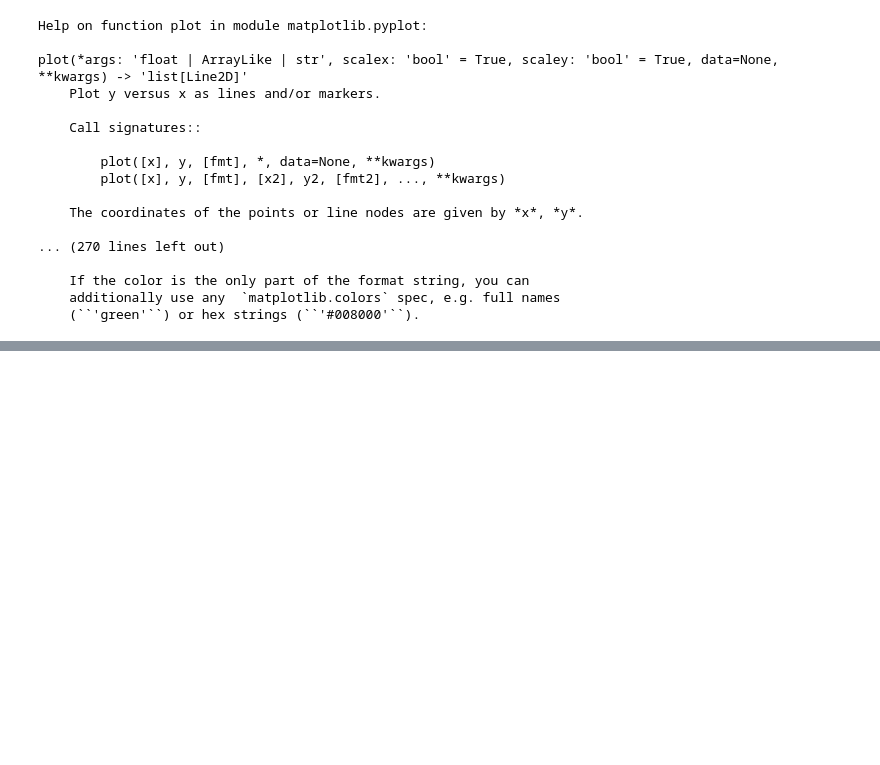
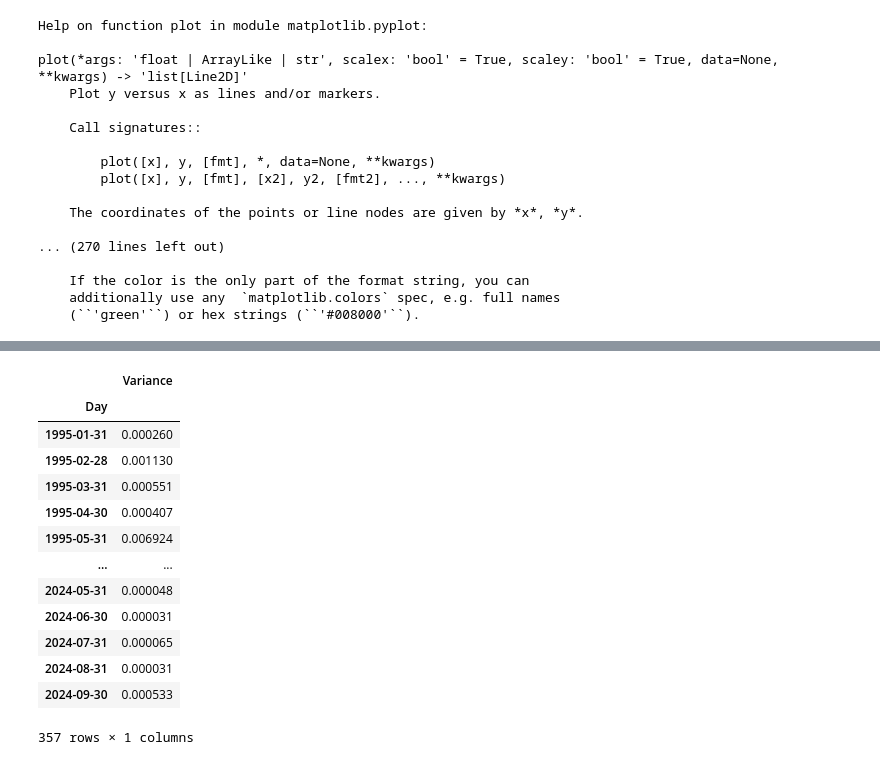
Before and after one commit to 1999Kiera1999/ZhaoQy-Python, a Jupyter notebook: 第三代码.ipynb, the cells around one changed output, grey strips where cells are left out. Cells and saved outputs as stored; diff of their text form; code cells hidden in the pictures; blank space fills up the shorter version.

```diff
--- a/第三代码.ipynb
+++ b/第三代码.ipynb
@@ -167,0 +308,19 @@ plot(*args: 'float | ArrayLike | str', scalex: 'bool' = True, scaley: 'bool' = T
+# %%
+Month_variance=data_new.resample('ME')['Return'].var().to_frame()#var（）：方差
+Month_variance.rename(columns={'Return':'Variance'},inplace=True)#重命名
+Month_variance
+# %% [output]
+|  | Variance |
+| Day |  |
+| 1995-01-31 | 0.000260 |
+| 1995-02-28 | 0.001130 |
+| 1995-03-31 | 0.000551 |
+| 1995-04-30 | 0.000407 |
+| 1995-05-31 | 0.006924 |
+| ... | ... |
+| 2024-05-31 | 0.000048 |
+| 2024-06-30 | 0.000031 |
+| 2024-07-31 | 0.000065 |
+| 2024-08-31 | 0.000031 |
+| 2024-09-30 | 0.000533 |
+357 rows × 1 columns
```
Also changed, not shown: parts of 39 cells of this notebook.
